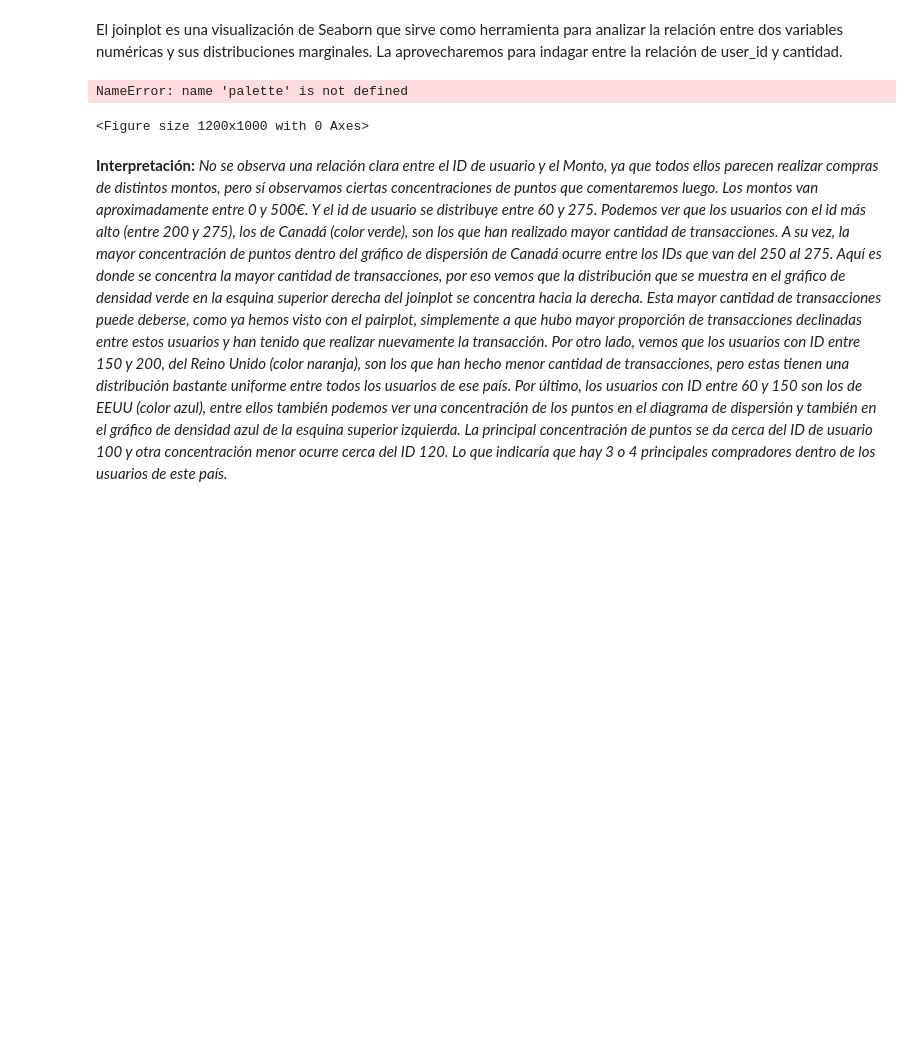
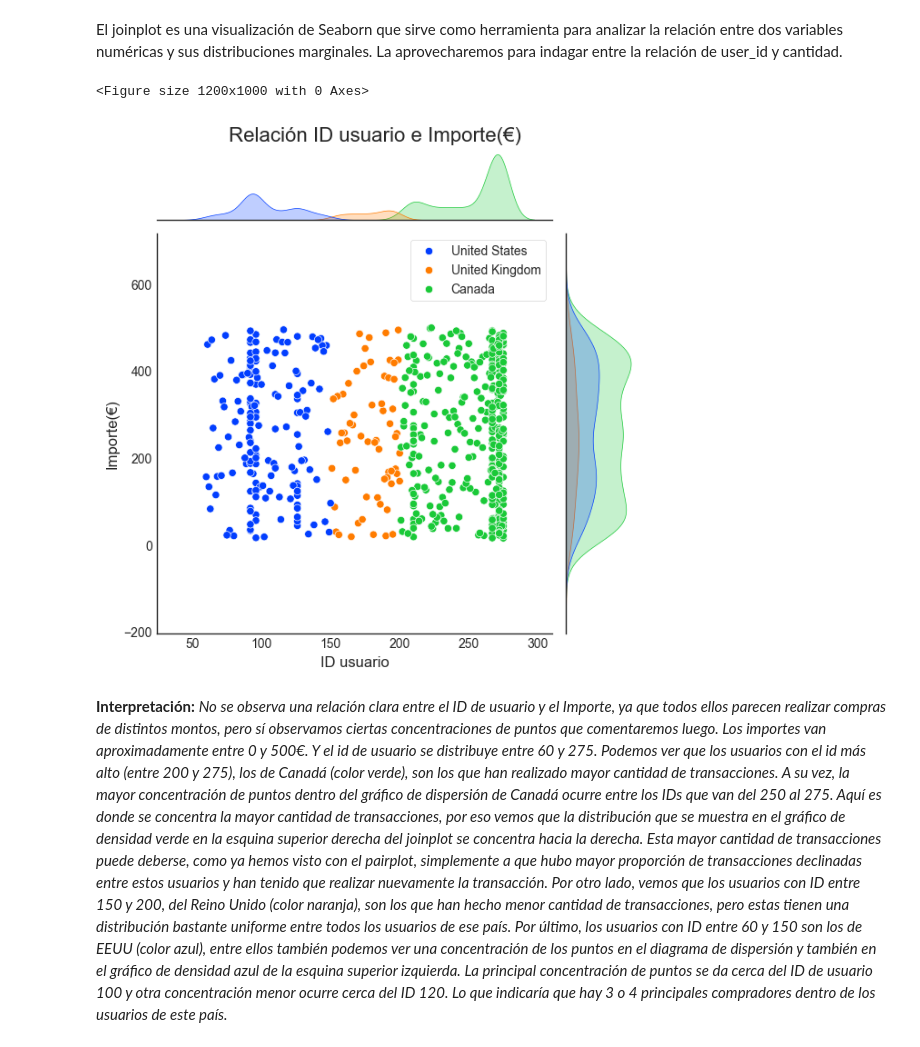
Before and after one commit to micagiaroli/08.01, a Jupyter notebook: Giaroli - Sprint 8.1.ipynb, the cells around one changed output. Drawn from its saved outputs; the diff is of its cells as text; code cells hidden in the pictures; blank space fills up the shorter version.

```diff
--- a/Giaroli - Sprint 8.1.ipynb
+++ b/Giaroli - Sprint 8.1.ipynb
@@ -388,38 +386,36 @@ El joinplot es una visualización de Seaborn que sirve como herramienta para ana
 # %%
 # Queremos analizar la relación entre id_usuario y amount, pero también colorear según el país de usuario
 # Seleccionamos los DataFrames necesarios
 transactions = df['transactions']
 users_all = df['users_all']
 
 # Unimos los DataFrames
 transact_users = pd.merge(transactions, users_all, left_on='user_id', right_on='id')
 
-# Definimos el tamaño del lienzo
+# Definimos el tamaño del lienzo, la paleta de colores y el estilo
 plt.figure(figsize=(12, 10))
+palette = sns.color_palette("bright")
+sns.set_style('ticks')
 
 # Creamos el gráfico y colocamos etiquetas a los ejes
 grafico = sns.jointplot(x='user_id', y='amount', data=transact_users, hue='country', palette= palette)
 plt.xlabel('ID usuario')
-plt.ylabel('Monto(€)')
-
-# Cambiamos la paleta de colores y el estilo
-palette = sns.color_palette("bright")
-sns.set_style('ticks')
+plt.ylabel('Importe(€)')
 
 # Reubicamos la leyenda
 grafico.ax_joint.legend(loc='upper right', bbox_to_anchor=(1, 1))
 
 # Movemos el título a la parte superior y fuera del gráfico
-plt.suptitle('Relación ID usuario y Monto(€)', y=1.02, fontsize=16)
+plt.suptitle('Relación ID usuario e Importe(€)', y=1.02, fontsize=16)
 
 plt.show()
 # %% [output]
-NameError: name 'palette' is not defined
+<Figure size 1200x1000 with 0 Axes>
-<Figure size 1200x1000 with 0 Axes>
+[figure, added]
 # %% [markdown]
 **Interpretación:**
-*No se observa una relación clara entre el ID de usuario y el Monto, ya que todos ellos parecen realizar compras de distintos montos, pero sí observamos ciertas concentraciones de puntos que comentaremos luego.
-Los montos van aproximadamente entre 0 y 500€. Y el id de usuario se distribuye entre 60 y 275.
+*No se observa una relación clara entre el ID de usuario y el Importe, ya que todos ellos parecen realizar compras de distintos montos, pero sí observamos ciertas concentraciones de puntos que comentaremos luego.
+Los importes van aproximadamente entre 0 y 500€. Y el id de usuario se distribuye entre 60 y 275.
 Podemos ver que los usuarios con el id más alto (entre 200 y 275), los de Canadá (color verde), son los que han realizado mayor cantidad de transacciones.
 A su vez, la mayor concentración de puntos dentro del gráfico de dispersión de Canadá ocurre entre los IDs que van del 250 al 275.
 Aquí es donde se concentra la mayor cantidad de transacciones, por eso vemos que la distribución que se muestra en el gráfico de densidad verde en la esquina superior derecha del joinplot se concentra hacia la derecha.
```
Also changed, not shown: parts of 12 cells of this notebook.
